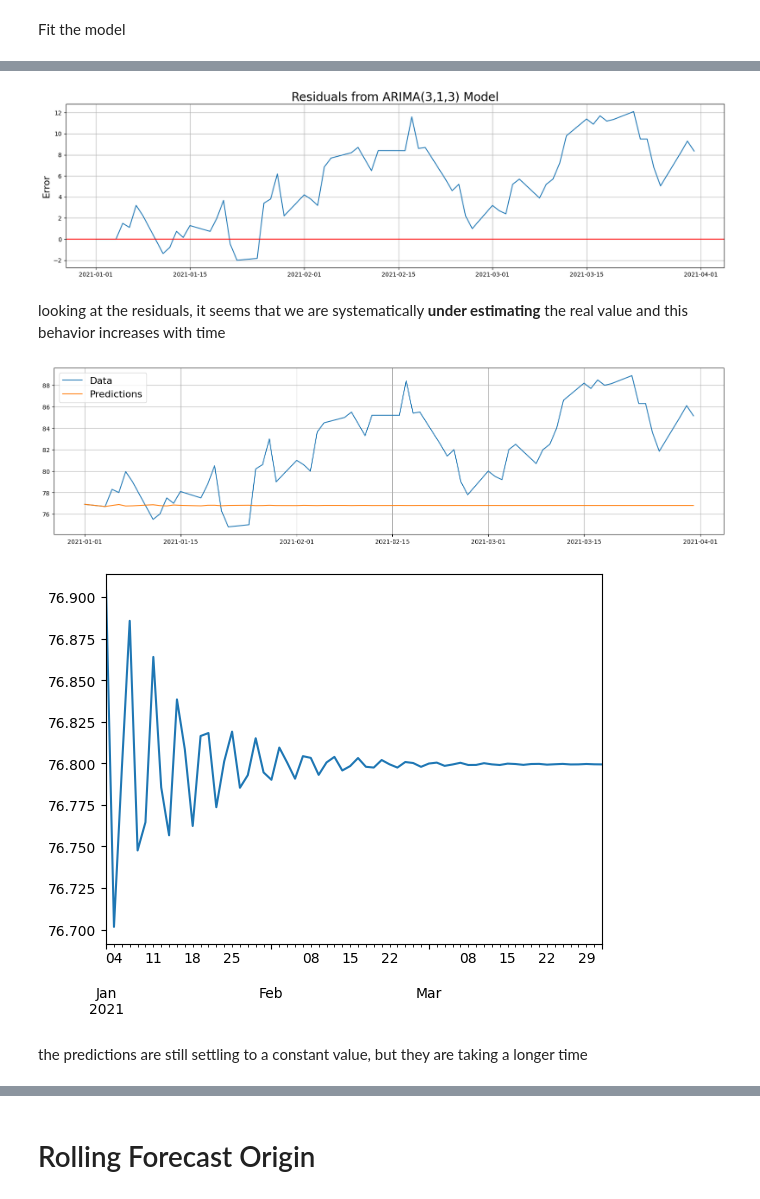
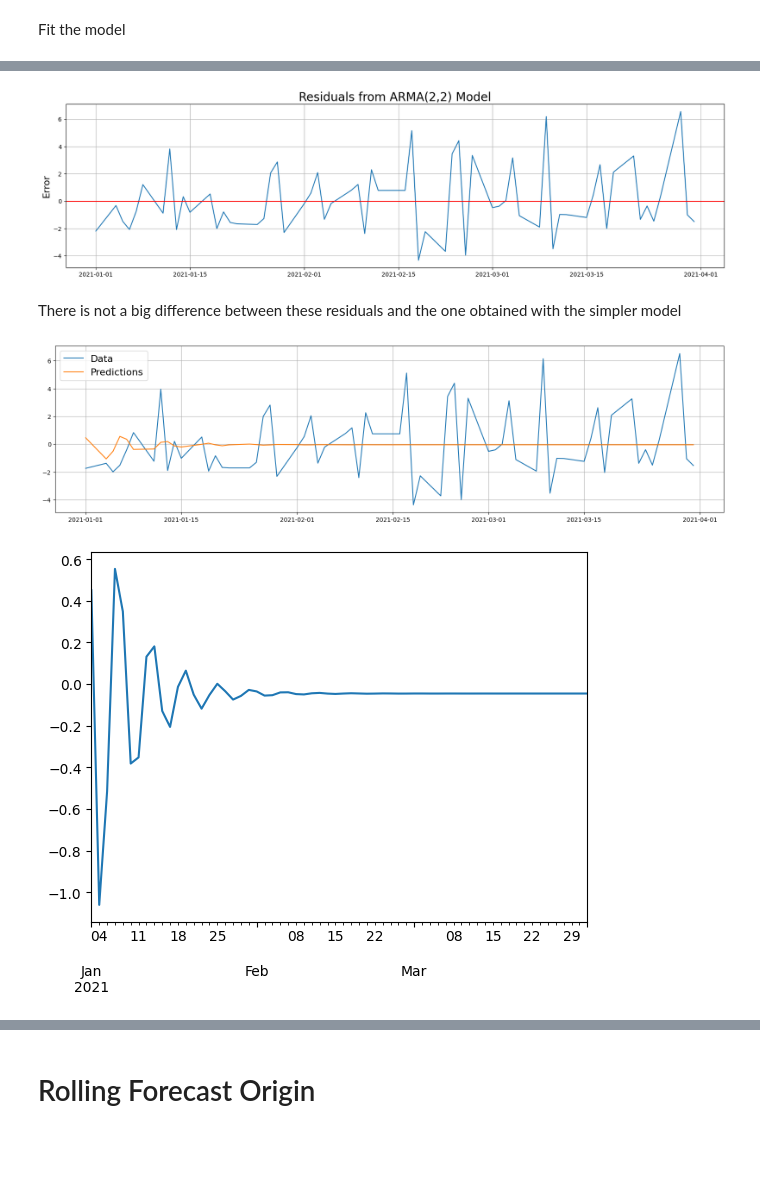
Before and after one commit to Ilvecho/Value-Investor, a Jupyter notebook: Project_5.ipynb, the cells around one changed output, grey strips where cells are left out. Cells and saved outputs as stored; diff of their text form; code cells hidden in the pictures; blank space fills up the shorter version.

```diff
--- a/Project_5.ipynb
+++ b/Project_5.ipynb
@@ -26,3 +26,7 @@ Saving 2020Q1Q2Q3Q4-2021Q1 - Russia - Sberbank Rossii PAO (SBER).csv to 2020Q1Q2
 Saving 2020Q1Q2Q3Q4-2021Q1 - Argentina - Pampa Energia SA (PAMP).csv to 2020Q1Q2Q3Q4-2021Q1 - Argentina - Pampa Energia SA (PAMP).csv
 Saving 2020Q1Q2Q3Q4-2021Q1 - Brazil - Minerva SA_Brazil (BEEF3).csv to 2020Q1Q2Q3Q4-2021Q1 - Brazil - Minerva SA_Brazil (BEEF3).csv
 Saving 2020Q1Q2Q3Q4-2021Q1 - Colombia - Cementos Argos SA (CCB).csv to 2020Q1Q2Q3Q4-2021Q1 - Colombia - Cementos Argos SA (CCB).csv
+# %%
+tmp_data = pd.read_csv('2020Q1Q2Q3Q4-2021Q1 - Argentina - Pampa Energia SA (PAMP).csv')[:-1]
+test = tmp_data['Change %'].apply(lambda x: float(x.strip('%')))
+test
@@ -29,6 +46,7 @@ Saving 2020Q1Q2Q3Q4-2021Q1 - Colombia - Cementos Argos SA (CCB).csv to 2020Q1Q2Q
 # %%
 file_list = os.listdir('/content/')
-data = {}
+price = {}
+change = {}
 
 for filename in file_list:
   if filename.startswith('2020Q1'):
@@ -38,8 +56,10 @@ for filename in file_list:
     tmp_data.set_index('Date', inplace=True)
 
     try:
-      data[country] = tmp_data['Price'].astype(float).sort_index()
+      price[country] = tmp_data['Price'].astype(float).sort_index()
+      change[country] = tmp_data['Change %'].apply(lambda x: float(x.strip('%'))).sort_index()
     except:
       tmp_data['Price'] = tmp_data['Price'].apply(lambda x: x.replace(',', ''))
-      data[country] = tmp_data['Price'].astype(float).sort_index()
+      price[country] = tmp_data['Price'].astype(float).sort_index()
+      change[country] = tmp_data['Change %'].apply(lambda x: float(x.strip('%'))).sort_index()
 # %%
@@ -225,7 +229,7 @@ The EDA suggested to use as model a ARIMA(1,1,1) or ARIMA(3,1,3).
 
 Let's try them both and see the difference in the results.
 # %%
-exp_data = data['Argentina']
+exp_data = change['Brazil']
 exp_data = exp_data.asfreq('b')
 exp_data = exp_data.fillna(method='ffill')
 # %% [markdown]
@@ -347,0 +349,5 @@ For the MA part, L=1 is **not** relevant, while L=3 is.
+# %%
+model = ARIMA(train_data, order=(2,0,2))
+model_fit = model.fit()
+
+print(model_fit.summary())
@@ -351,15 +375,15 @@ residuals = test_data - predictions
 # %%
 plt.figure(figsize=(20,5))
 plt.plot(residuals)
-plt.title('Residuals from ARIMA(3,1,3) Model', fontsize=20)
+plt.title('Residuals from ARMA(2,2) Model', fontsize=20)
 plt.ylabel('Error', fontsize=16)
 plt.axhline(0, color='r')
 plt.grid('on')
 plt.show()
 # %% [output]
-[figure, old version]
+[figure, new version]
-# %% [markdown]
-looking at the residuals, it seems that we are systematically **under estimating** the real value and this behavior increases with time
+# %% [markdown]
+There is not a big difference between these residuals and the one obtained with the simpler model
 # %%
 plt.figure(figsize=(20,5))
 
@@ -370,11 +394,9 @@ plt.legend(('Data', 'Predictions'), fontsize=16)
 plt.grid('on')
 plt.show()
 # %% [output]
-[figure, old version]
+[figure, new version]
 # %%
 predictions.plot()
 plt.show()
 # %% [output]
-[figure, old version]
+[figure, new version]
-# %% [markdown]
-the predictions are still settling to a constant value, but they are taking a longer time
```
Also changed, not shown: parts of 53 cells of this notebook.
